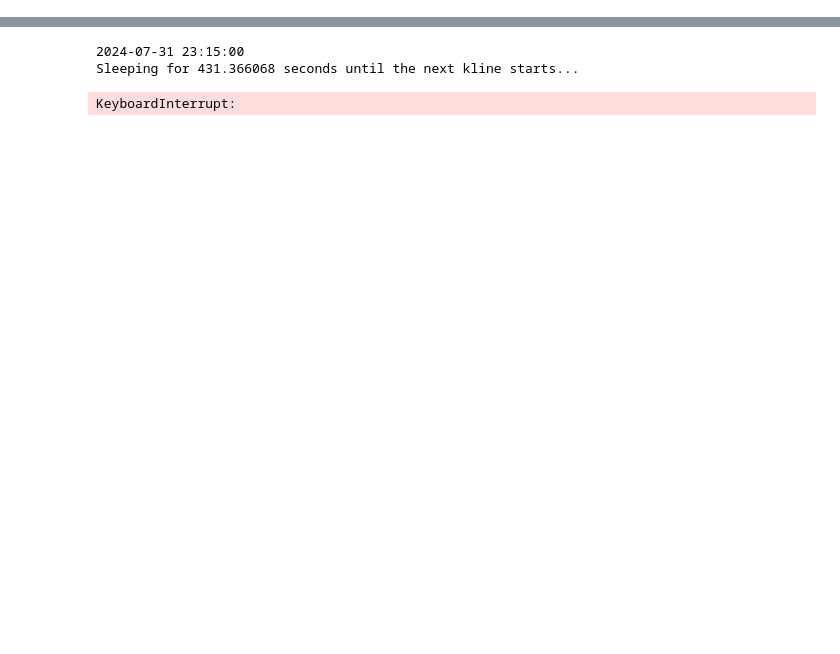
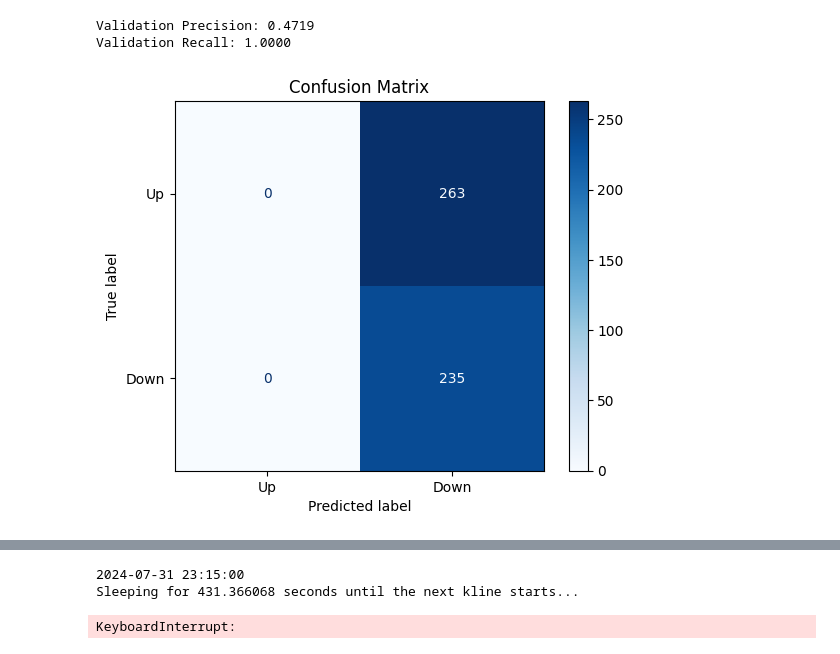
Before and after one commit to khiemdoan/qcuongning-binance-future, a Jupyter notebook: search.ipynb, the cells around one changed output, grey strips where cells are left out. Cells and saved outputs as stored; diff of their text form; code cells hidden in the pictures; blank space fills up the shorter version.

```diff
--- a/search.ipynb
+++ b/search.ipynb
@@ -193,0 +207,11 @@ plt.show()
+# %%
+def create_dataset(df, rs, sequence_length):
+    x = []
+    y = []
+    for point in rs:
+        index = point[0]
+        y.append(point[-1] == "low")
+        x_array = df_all.iloc[index-sequence_length:index].values[:,1:].astype(np.float32)
+        x_array[:,-1] = x_array[:,-1]/20000
+        x.append(x_array)
+    return x, y
@@ -193,0 +334,30 @@ plt.show()
+# %%
+from sklearn.metrics import precision_score, recall_score, confusion_matrix, ConfusionMatrixDisplay
+
+# Validation
+model.eval()
+all_labels = []
+all_predictions = []
+with torch.no_grad():
+    for prices, labels in val_loader:
+        outputs = model(prices).squeeze()
+        predicted = (outputs >= 0.5).float()
+        all_labels.extend(labels.numpy())
+        all_predictions.extend(predicted.numpy())
+
+# Calculate precision and recall
+precision = precision_score(all_labels, all_predictions)
+recall = recall_score(all_labels, all_predictions)
+print(f'Validation Precision: {precision:.4f}')
+print(f'Validation Recall: {recall:.4f}')
+
+# Calculate confusion matrix
+cm = confusion_matrix(all_labels, all_predictions)
+cmd = ConfusionMatrixDisplay(cm, display_labels=['Up', 'Down'])
+cmd.plot(cmap=plt.cm.Blues)
+plt.title("Confusion Matrix")
+plt.show()
+# %% [output]
+Validation Precision: 0.4719
+Validation Recall: 1.0000
+[figure, added]
```
Also changed, not shown: parts of 9 cells of this notebook, 27 other files.
